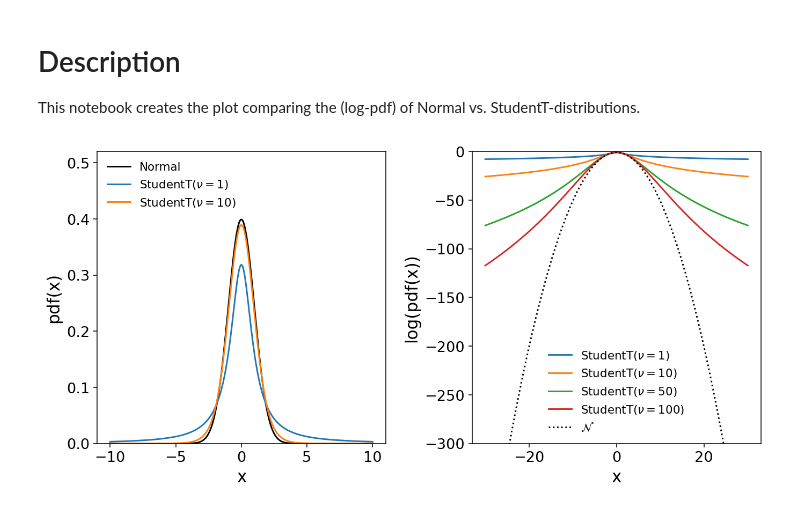
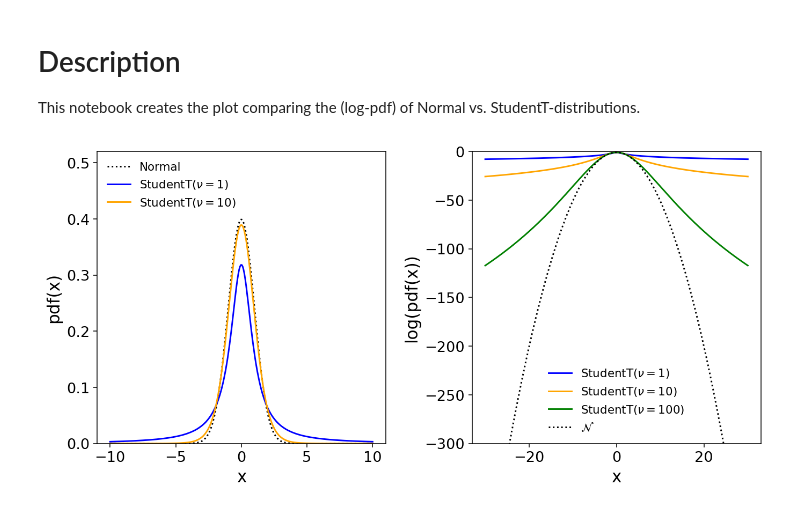
Before and after one commit to JuBiotech/calibr8-paper, a Jupyter notebook: data_and_analysis/2.1 Normal vs. StudentT.ipynb, the cells around one changed output. Saved outputs shown, nothing was run; the diff lists cells and outputs as text; code cells hidden in the pictures.

Commit message:
Change color theme

```diff
--- a/data_and_analysis/2.1 Normal vs. StudentT.ipynb
+++ b/data_and_analysis/2.1 Normal vs. StudentT.ipynb
@@ -12,41 +12,42 @@ import plotting
 fig, (left, right) = pyplot.subplots(dpi=140, ncols=2, figsize=(10, 5))
 
 x = numpy.linspace(-10, 10, 300)
-left.plot(x, scipy.stats.norm.pdf(x), label="Normal", color="black")
-for nu in [1, 10]:
-    left.plot(x, scipy.stats.t.pdf(x, df=nu), label=rf"StudentT$(\nu={nu})$")
+left.plot(x, scipy.stats.norm.pdf(x), label="Normal", color="black", ls=":")
+for nu, color in zip([1, 10], ["blue", "orange"]):
+    left.plot(x, scipy.stats.t.pdf(x, df=nu), label=rf"StudentT$(\nu={nu})$", color=color)
 left.legend(frameon=False, loc="upper left")
 left.set(
     xlabel="x",
     ylabel="pdf(x)",
     ylim=(0, 0.52),
 )
 
 x = numpy.linspace(-30, 30, 1000)
-for df in [1, 10, 50, 100]:
+for df, color in zip([1, 10, 100], "blue,orange,green".split(",")):
     right.plot(
         x,
         scipy.stats.t.logpdf(x, loc=0, scale=1, df=df),
         label=r"StudentT$(\nu=" + f"{df})" + "$",
+        color=color,
     )
 right.plot(
     x,
     scipy.stats.norm.logpdf(x, loc=0, scale=1),
     color="black",
     linestyle=":",
     label="$\mathcal{N}$",
 )
 right.legend(frameon=False)
 right.set(
     xlabel="x",
     ylabel="log(pdf(x))",
     ylim=(-300, 0),
 )
 fig.tight_layout()
 plotting.savefig(fig, "2.1 Normal vs. StudentT")
 pyplot.show()
 # %% [output]
-[figure, old version]
+[figure, new version]
 # %%
 %load_ext watermark
 %watermark
```
Also changed, not shown: parts of 1 cell of this notebook, 1 other file.
